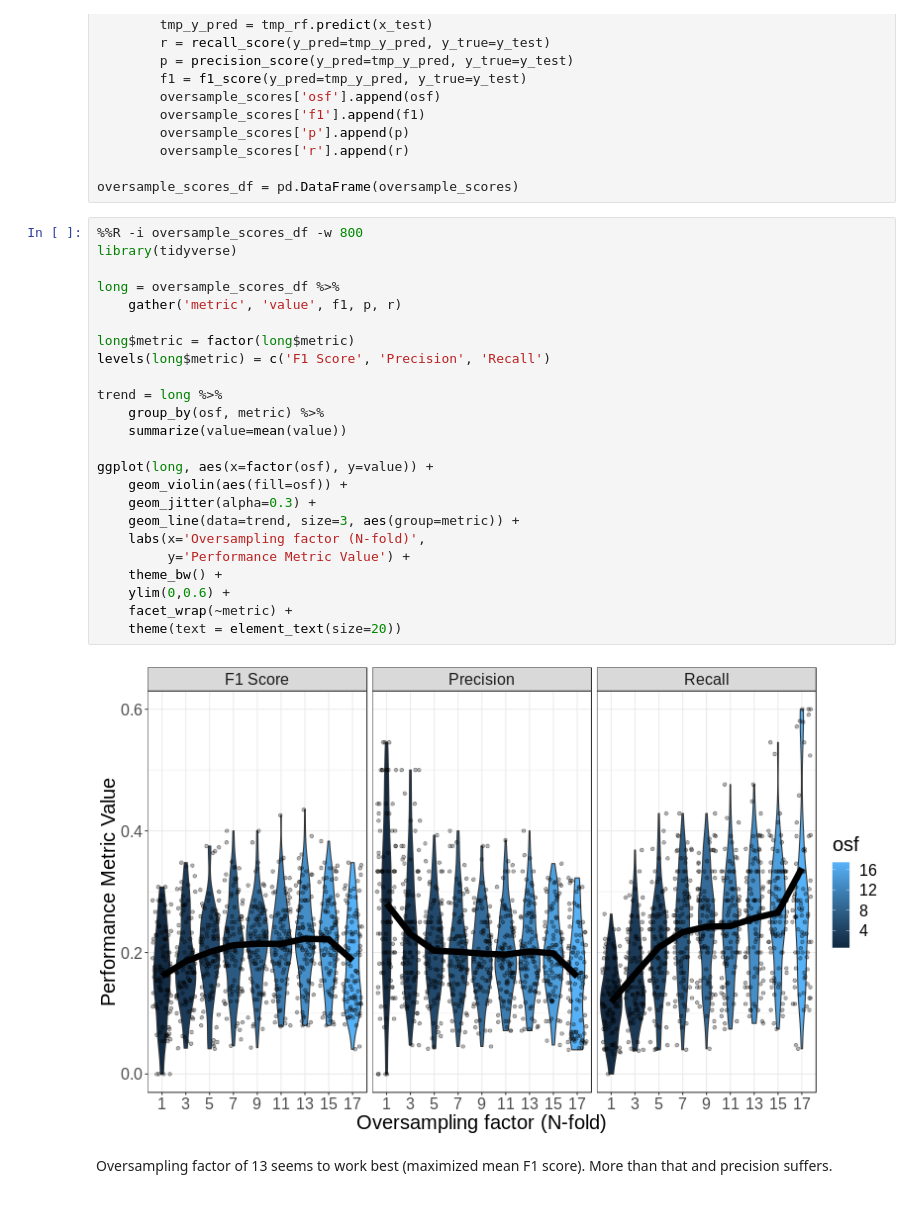
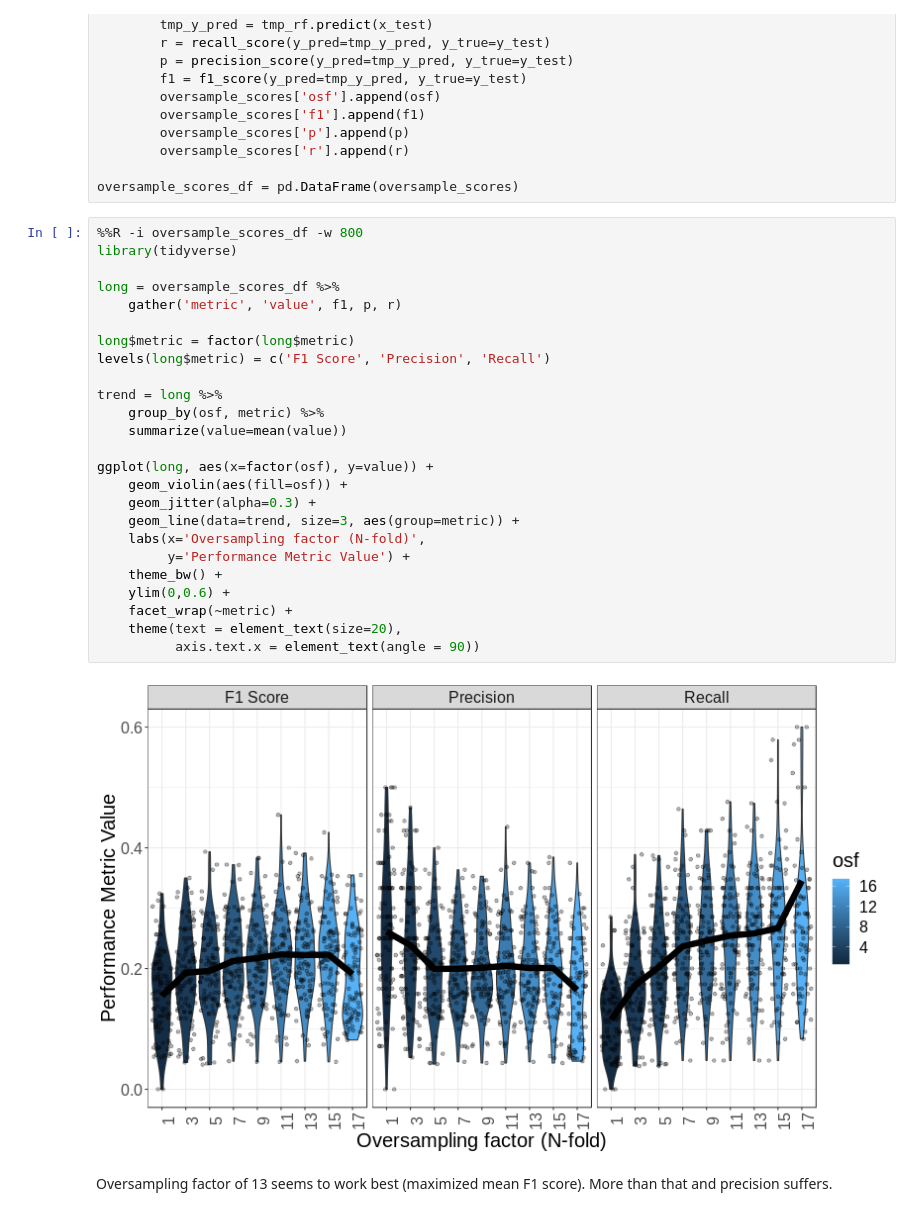
Before and after one commit to mbi2gs/fungicidal_bact_genomics, a Jupyter notebook: notebooks/prioritization_exp_model_training.ipynb, the cells around one changed output. Cells and saved outputs as stored; diff of their text form.

```diff
--- a/notebooks/prioritization_exp_model_training.ipynb
+++ b/notebooks/prioritization_exp_model_training.ipynb
@@ -135,29 +135,30 @@ oversample_scores_df = pd.DataFrame(oversample_scores)
 # %%
 %%R -i oversample_scores_df -w 800
 library(tidyverse)
 
 long = oversample_scores_df %>%
     gather('metric', 'value', f1, p, r)
 
 long$metric = factor(long$metric)
 levels(long$metric) = c('F1 Score', 'Precision', 'Recall')
 
 trend = long %>%
     group_by(osf, metric) %>%
     summarize(value=mean(value))
 
 ggplot(long, aes(x=factor(osf), y=value)) +
     geom_violin(aes(fill=osf)) +
     geom_jitter(alpha=0.3) +
     geom_line(data=trend, size=3, aes(group=metric)) +
     labs(x='Oversampling factor (N-fold)',
          y='Performance Metric Value') +
     theme_bw() +
     ylim(0,0.6) +
     facet_wrap(~metric) +
-    theme(text = element_text(size=20))
+    theme(text = element_text(size=20),
+          axis.text.x = element_text(angle = 90))
 # %% [output]
-[figure, old version]
+[figure, new version]
 # %% [markdown]
 Oversampling factor of 13 seems to work best (maximized mean F1 score). More than that and precision suffers.
 # %%
```
Also changed, not shown: parts of 4 cells of this notebook, 1 other file.
